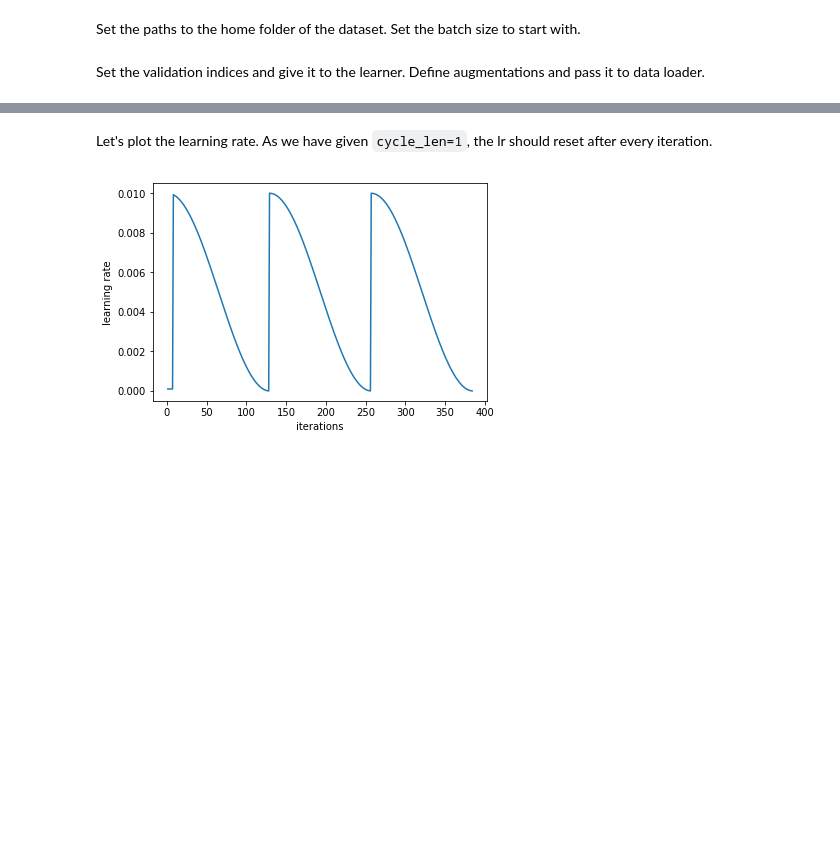
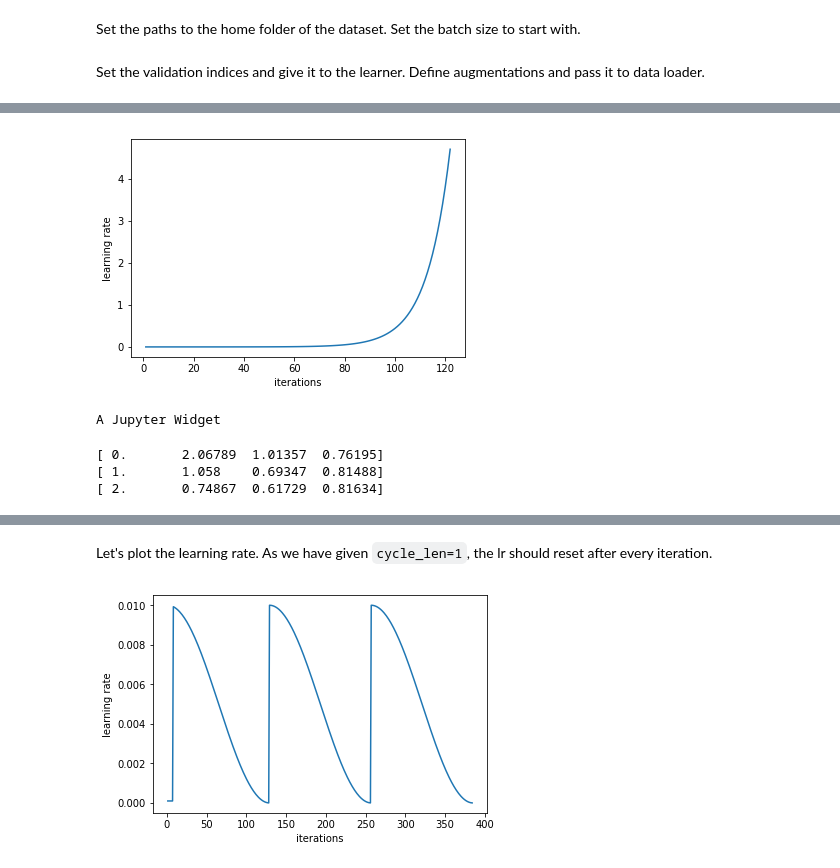
Before and after one commit to binga/fastai_notes, a Jupyter notebook: competitions/dogbreeds/DogBreeds.ipynb, the cells around one changed output, grey strips where cells are left out. Saved outputs shown, nothing was run; the diff lists cells and outputs as text; code cells hidden in the pictures; blank space fills up the shorter version.

```diff
--- a/competitions/dogbreeds/DogBreeds.ipynb
+++ b/competitions/dogbreeds/DogBreeds.ipynb
@@ -41,0 +50,13 @@ A Jupyter Widget
+# %%
+learn.sched.plot_lr()
+# %% [output]
+[figure, added]
+# %%
+tfms = tfms_from_model(resnet34, sz, aug_tfms=transforms_side_on, max_zoom=1.1)
+learn = ConvLearner.pretrained(arch, data, precompute=True)
+learn.fit(0.01, 3)
+# %% [output]
+A Jupyter Widget
+[ 0.       2.06789  1.01357  0.76195]
+[ 1.       1.058    0.69347  0.81488]
+[ 2.       0.74867  0.61729  0.81634]
```
Also changed, not shown: parts of 10 cells of this notebook.
